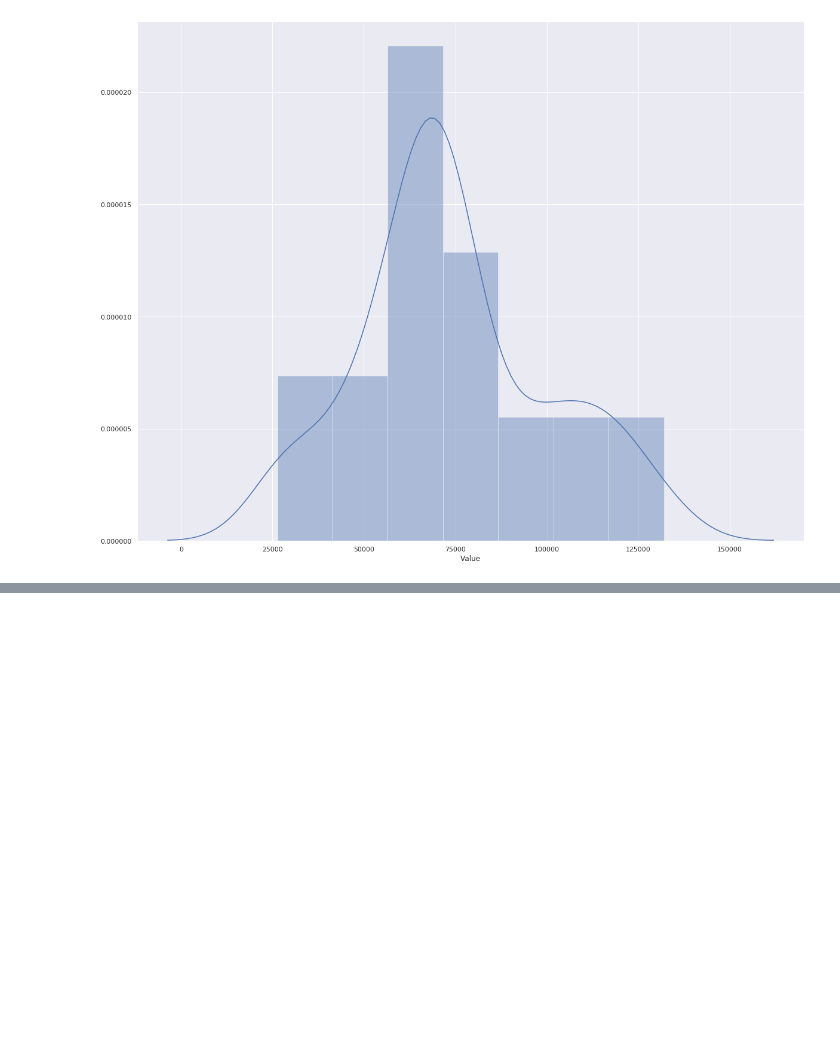
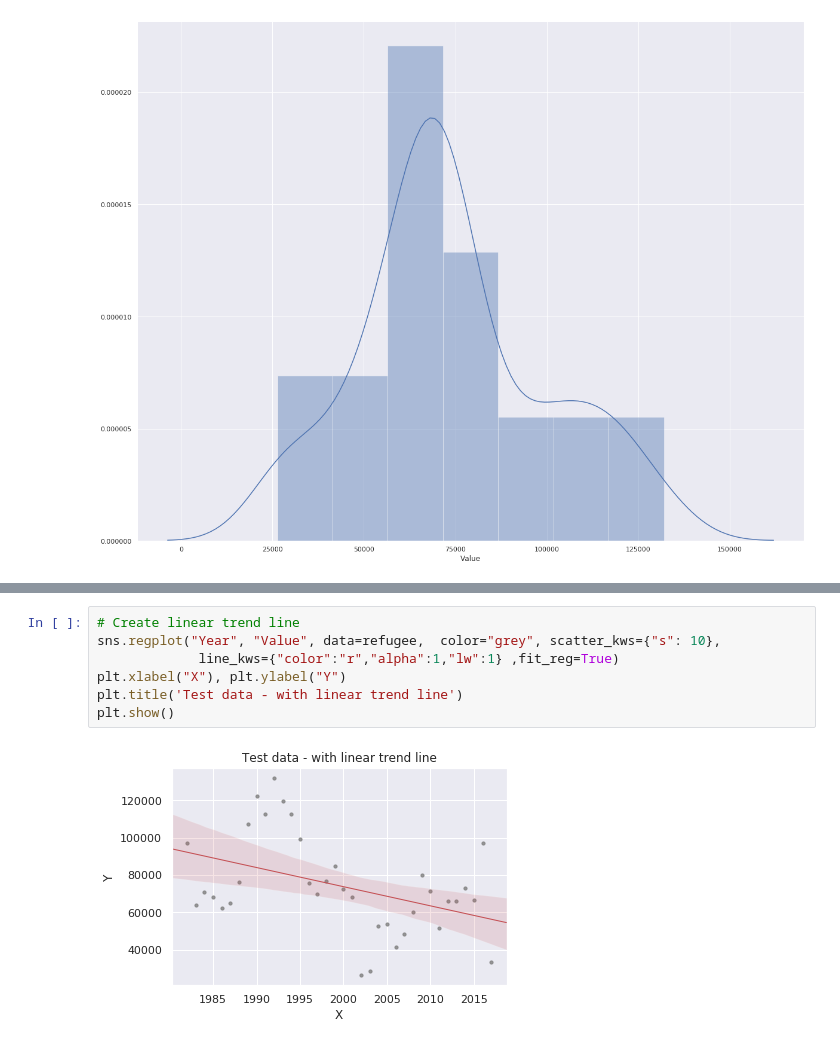
Before and after one commit to amrnumenor/Refugees-Settlement, a Jupyter notebook: Refugees Settlement in USA.ipynb, the cells around one changed output, grey strips where cells are left out. Cells and saved outputs as stored; diff of their text form; blank space fills up the shorter version.

```diff
--- a/Refugees Settlement in USA.ipynb
+++ b/Refugees Settlement in USA.ipynb
@@ -179,0 +197,9 @@ AttributeError: 'numpy.ndarray' object has no attribute 'as_matrix'
+# %%
+# Create linear trend line
+sns.regplot("Year", "Value", data=refugee,  color="grey", scatter_kws={"s": 10},
+             line_kws={"color":"r","alpha":1,"lw":1} ,fit_reg=True)
+plt.xlabel("X"), plt.ylabel("Y")
+plt.title('Test data - with linear trend line')
+plt.show()
+# %% [output]
+[figure, added]
```
Also changed, not shown: parts of 11 cells of this notebook.
